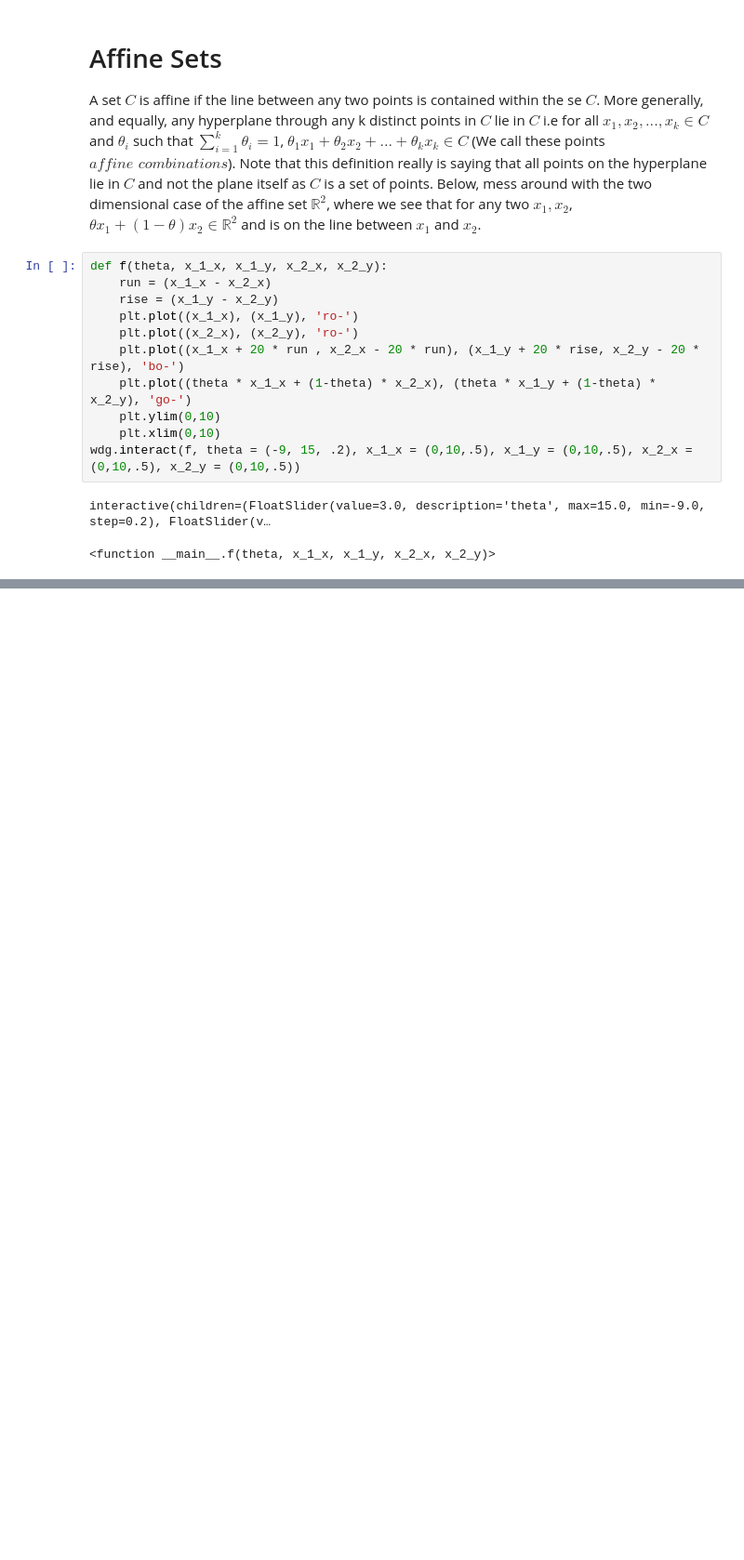
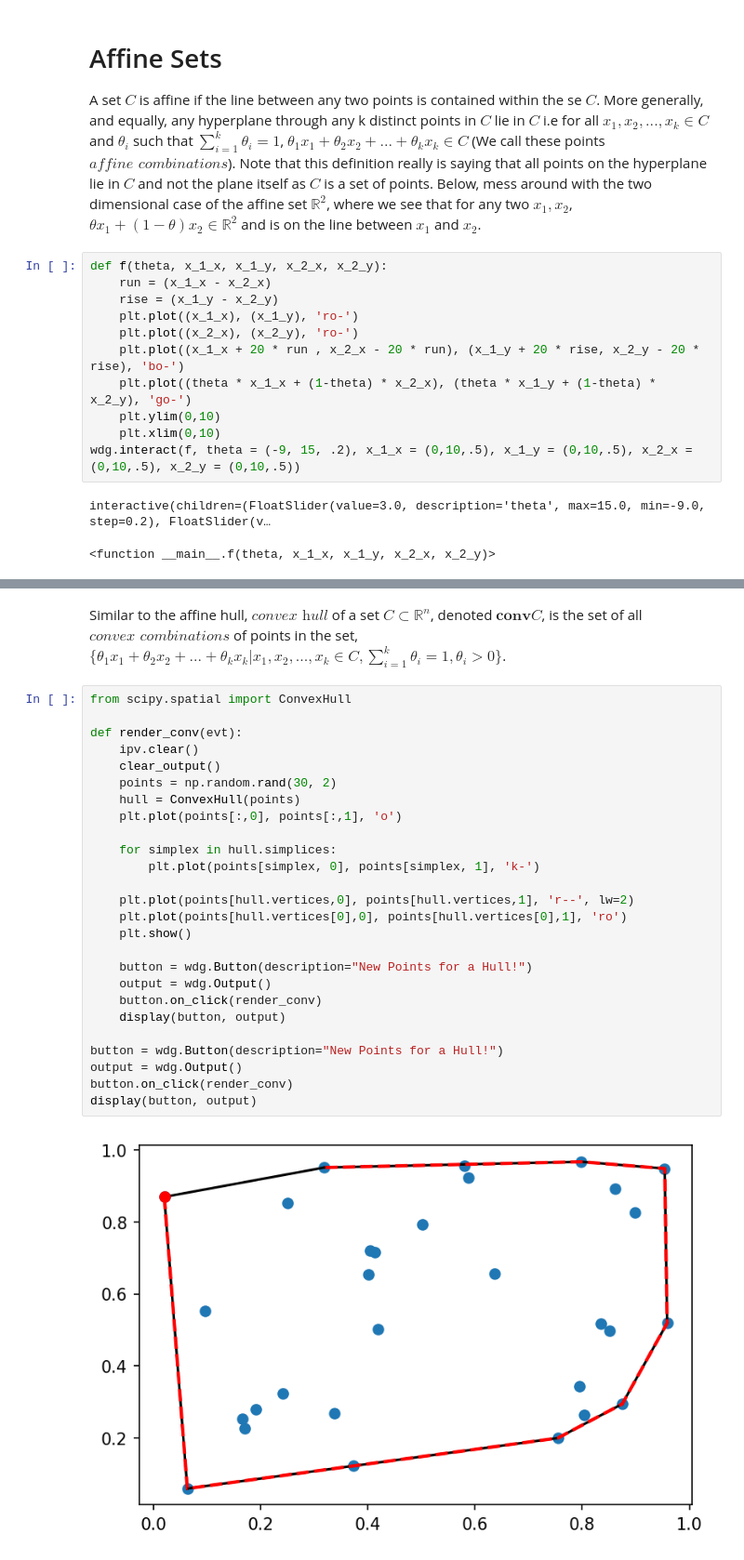
Before and after one commit to ilan-crossix/ee364a, a Jupyter notebook: Chapter 2.ipynb, the cells around one changed output, grey strips where cells are left out. Shown at 93% size. Drawn from its saved outputs; the diff is of its cells as text; blank space fills up the shorter version.

Commit message:
up to euclidean balls/ellipsoids with convex hull viz

```diff
--- a/Chapter 2.ipynb
+++ b/Chapter 2.ipynb
@@ -100,3 +113,33 @@ wdg.interact(f, theta = (0, 1, .1), x_1_x = (0,10,.5), x_1_y = (0,10,.5), x_2_x
 # %% [output]
 interactive(children=(FloatSlider(value=0.0, description='theta', max=1.0), FloatSlider(value=5.0, description…
 <function __main__.f(theta, x_1_x, x_1_y, x_2_x, x_2_y)>
+# %% [markdown]
+Similar to the affine hull, $\textit{convex hull}$ of a set $C \subset \mathbb{R}^n$, denoted $\textbf{conv} C$, is the set of all $\textit{convex combinations}$ of points in the set, $\{\theta_1 x_1 + \theta_2 x_2 + ... + \theta_k x_k | x_1, x_2,...,x_k \in C,\sum_{i=1}^k\theta_i = 1, \theta_i > 0 \}$.
+# %%
+from scipy.spatial import ConvexHull
+
+def render_conv(evt):
+    ipv.clear()
+    clear_output()
+    points = np.random.rand(30, 2)
+    hull = ConvexHull(points)
+    plt.plot(points[:,0], points[:,1], 'o')
+
+    for simplex in hull.simplices:
+        plt.plot(points[simplex, 0], points[simplex, 1], 'k-')
+
+    plt.plot(points[hull.vertices,0], points[hull.vertices,1], 'r--', lw=2)
+    plt.plot(points[hull.vertices[0],0], points[hull.vertices[0],1], 'ro')
+    plt.show()
+
+    button = wdg.Button(description="New Points for a Hull!")
+    output = wdg.Output()
+    button.on_click(render_conv)
+    display(button, output)
+
+button = wdg.Button(description="New Points for a Hull!")
+output = wdg.Output()
+button.on_click(render_conv)
+display(button, output)
+# %% [output]
+[figure, added]
```
Also changed, not shown: parts of 10 cells of this notebook.
